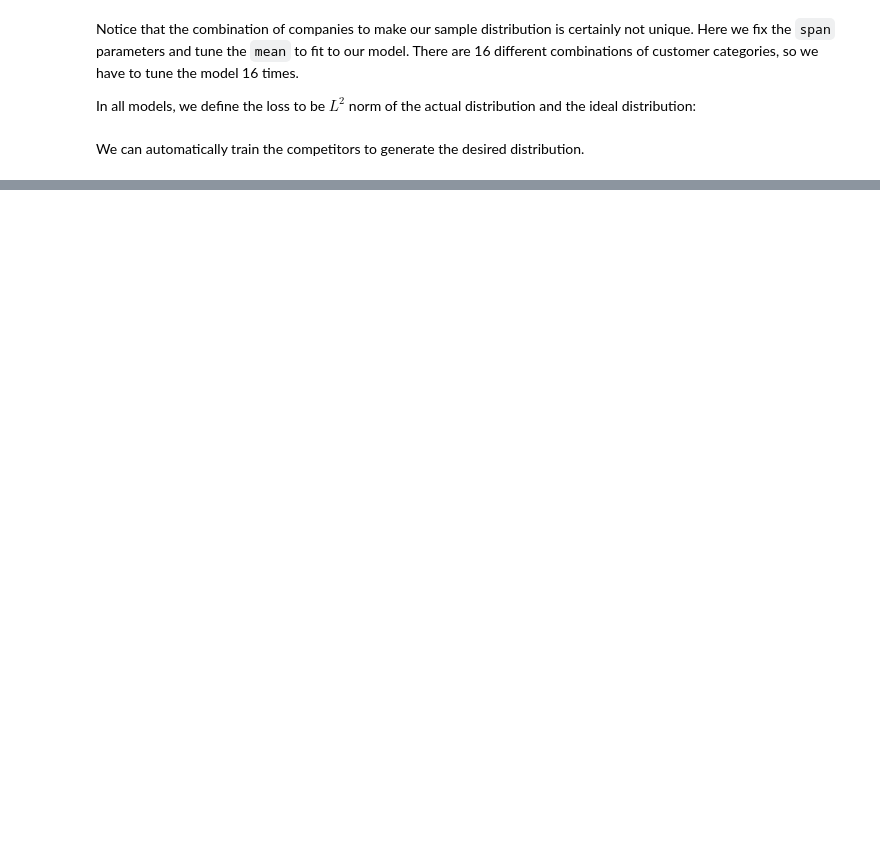
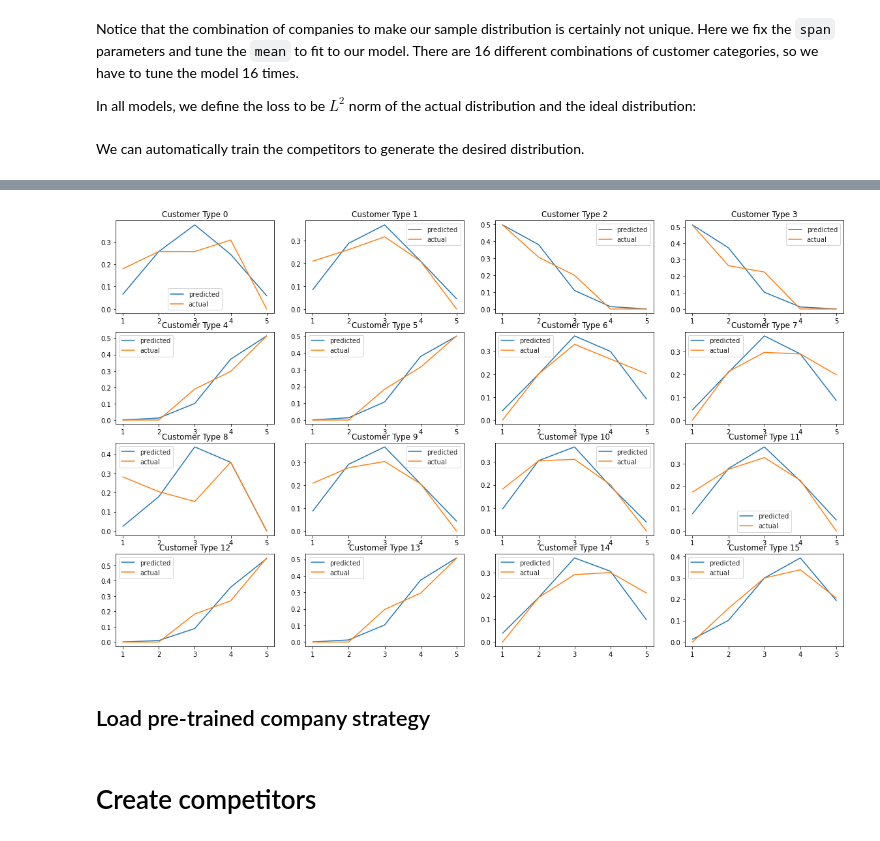
Before and after one commit to zeromath/RootInsurance, a Jupyter notebook: Yuxin_make_competitors.ipynb, the cells around one changed output, grey strips where cells are left out. Saved outputs shown, nothing was run; the diff lists cells and outputs as text; code cells hidden in the pictures; blank space fills up the shorter version.

```diff
--- a/Yuxin_make_competitors.ipynb
+++ b/Yuxin_make_competitors.ipynb
@@ -323,0 +248,3 @@ x
+# %%
+rank_distribution = pd.read_csv("/content/drive/My Drive/Colab Notebooks/rank_distribution.csv", index_col=0)
+rank_distribution
@@ -323,0 +293,14 @@ x
+# %%
+f, ax = plt.subplots(4,4, figsize=(20,12))
+sns.set_style("whitegrid")
+for ind in range(16):
+    row_index = ind//4
+    col_index = ind%4
+    plt.sca(ax[row_index, col_index])
+    sns.lineplot([1,2,3,4,5], forward(trained_prob[ind]).data.numpy(), label="predicted")
+    sns.lineplot([1,2,3,4,5], rank_distribution.iloc[ind, :5].to_numpy(), label="actual")
+    ax[row_index, col_index].set_title("Customer Type "+str(ind))
+    ax[row_index, col_index].legend()
+plt.show()
+# %% [output]
+[figure, added]
@@ -323,0 +311,2 @@ x
+# %% [markdown]
+## Load pre-trained company strategy
@@ -323,0 +315,2 @@ x
+# %% [markdown]
+# Create competitors
```
Also changed, not shown: parts of 80 cells of this notebook.
